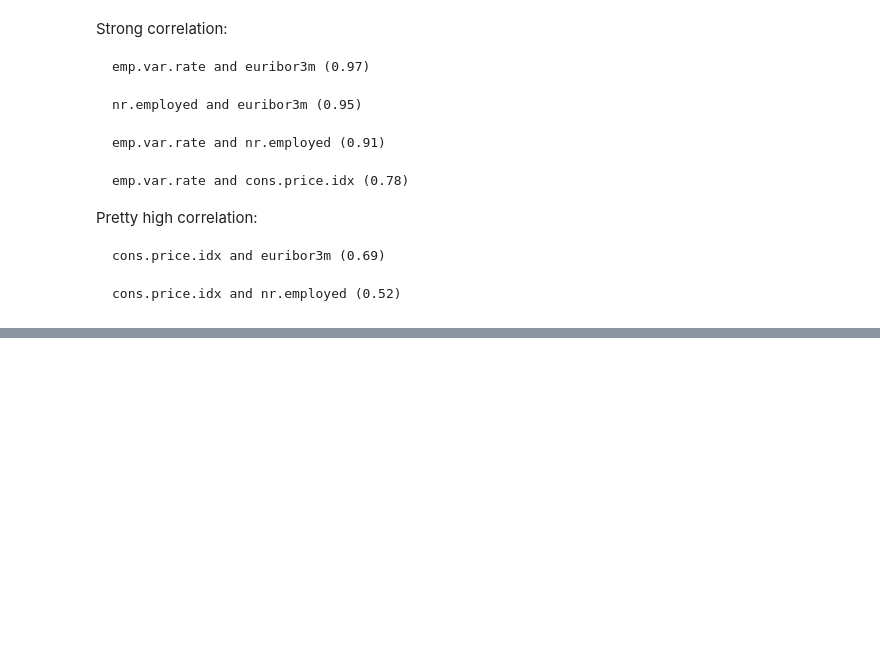
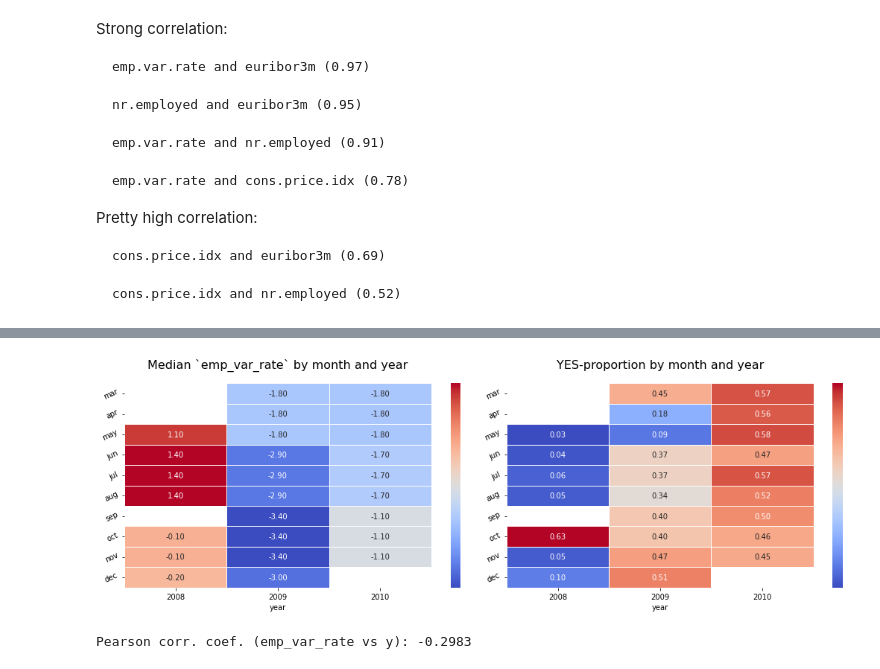
Before and after one commit to bahadurvikram/termdeposit, a Jupyter notebook: notebooks/term-deposit-notebook.ipynb, the cells around one changed output, grey strips where cells are left out. Drawn from its saved outputs; the diff is of its cells as text; code cells hidden in the pictures; blank space fills up the shorter version.

```diff
--- a/notebooks/term-deposit-notebook.ipynb
+++ b/notebooks/term-deposit-notebook.ipynb
@@ -459,0 +475,13 @@ ValueError: Could not interpret value `year` for `hue`. An entry with this name
+# %%
+fig, axes = plt.subplots(1, 2, figsize=(15, 5))
+
+plot_observations_by(by='month and year', df_=bank, feature_name=feature_name, fig=fig, ax=axes[0])
+plot_yes_proportion_by(by='month and year', df_=bank, feature_name=feature_name, fig=fig, ax=axes[1])
+
+plt.tight_layout()
+# %% [output]
+[figure, added]
+# %%
+print(f'Pearson corr. coef. ({feature_name} vs y): {bank[feature_name].corr(bank["y"]):.4f}')
+# %% [output]
+Pearson corr. coef. (emp_var_rate vs y): -0.2983
```
Also changed, not shown: parts of 86 cells of this notebook, 1 other file.
